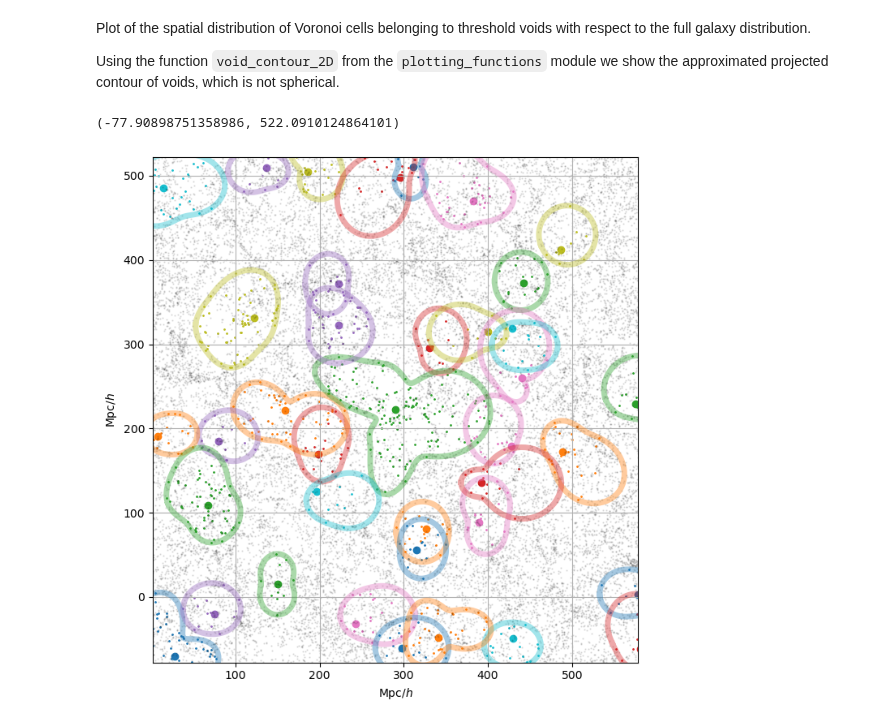
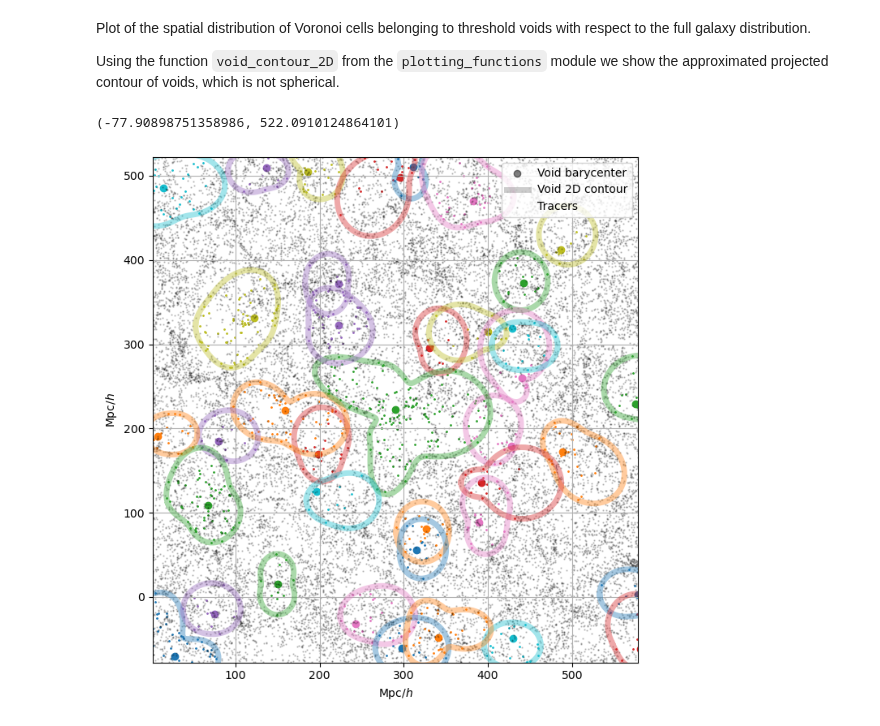
Before and after one commit to Giovanni-Verza/Voronoi_postprocess, a Jupyter notebook: example/box_vide.ipynb, the cells around one changed output. Cells and saved outputs as stored; diff of their text form; code cells hidden in the pictures.

```diff
--- a/example/box_vide.ipynb
+++ b/example/box_vide.ipynb
@@ -149,13 +149,14 @@ Plot of the spatial distribution of Voronoi cells belonging to threshold voids w
 Using the function `void_contour_2D` from the `plotting_functions` module we show the approximated projected contour of voids, which is not spherical.
 # %%
 from vorothreshold.plotting_functions import void_contour_2D
-# select slab:
-ids_voro, VoroVol, VoroXYZ, RA, Dec, redshift = read_voronoi_vide(vide_path)
+# load voronoi cell (tracer) coordinates:
+VoroXYZ = read_voronoi_vide(vide_path)[2]
 
+# set threshold id (ith) and value (thr)
 ith = len(thresholds)-1
 thr = thresholds[ith]
 
-# we center the plot on the larger void
+# center the plot on the larger void in the catalog
 xyz_ref = th_voids.Xcm[np.argmax(th_voids.Ncells_in_void[:,ith]),ith,:] #np.mean(VoroXYZ,axis=0) # the slab center has been chose as the mean galaxy position. It can be substituted with any value
 
 x_thick = 300. # half-plane extension in the x direction
@@ -191,36 +192,39 @@ fig = plt.figure(figsize=[7,7])
 cprogr = 0
 for iprogr in range(np.sum(mask_voids)):
     ii = id_ovlp_out[iprogr]
-    # select tracers both in voids and in the slab
-    #print(ii,th_voids.Ncells_in_void[ii,ith])
+    # select tracers both in voids
     ids_in_voids = th_voids.ID_voro_dict[ii][:int(th_voids.Ncells_in_void[ii,ith]+1)]
 
     mask_trs_loop = (xyz_trs[ids_in_voids,0] >= xyz_ref[0] - x_thick) & (xyz_trs[ids_in_voids,0] <= xyz_ref[0] + x_thick) & \
                     (xyz_trs[ids_in_voids,1] >= xyz_ref[1] - y_thick) & (xyz_trs[ids_in_voids,1] <= xyz_ref[1] + y_thick) & \
                     (xyz_trs[ids_in_voids,2] >= xyz_ref[2] - z_thick) & (xyz_trs[ids_in_voids,2] <= xyz_ref[2] + z_thick)
     if int(th_voids.Ncells_in_void[ii,ith]+1) < 10:
         continue
     mask_trs[ids_in_voids] = False # remove from the general selection tracers that are both in voids and in the slab
 
     # plot void contour and tracers within it with the same color
     cprogr += (cprogr == 7) # skip grey
     cprogr += (cprogr == 5) # skip brown
+
     cc = plt.cm.tab10(cprogr)
     scat = plt.scatter(xyz_trs[ids_in_voids,0],xyz_trs[ids_in_voids,1],s=1,color=cc)
     plt.scatter(voids_xyz[iprogr,0],voids_xyz[iprogr,1],c=scat.get_facecolors(),alpha=1)
 
     plt.plot(*void_contour_2D(xyz_trs[ids_in_voids,:]),lw=5,alpha=0.4,c=scat.get_facecolors())
     cprogr = (cprogr+1)%10
 
 # plot tracers within the slab but not belonging to selected voids in black
-plt.scatter(xyz_trs[mask_trs,0],xyz_trs[mask_trs,1],s=0.5,c='k',alpha=0.1)
+plt.scatter([],[],c='k',alpha=0.5,label='Void barycenter')
+plt.plot([],[],lw=5,alpha=0.2,c='k',label='Void 2D contour')
+plt.scatter(xyz_trs[mask_trs,0],xyz_trs[mask_trs,1],s=0.5,c='k',alpha=0.2,label='Tracers')
+plt.legend(loc='upper right')
 plt.axis('equal')
 plt.xlabel('Mpc/$h$')
 plt.ylabel('Mpc/$h$')
 plt.grid()
 fig.tight_layout()
 plt.xlim(xyz_ref[0] - x_thick*0.9,xyz_ref[0] + x_thick*0.9)
 plt.ylim(xyz_ref[1] - y_thick,xyz_ref[1] + y_thick)
 # %% [output]
 (-77.90898751358986, 522.0910124864101)
-[figure, old version]
+[figure, new version]
```
Also changed, not shown: parts of 2 cells of this notebook, 1 other file.
